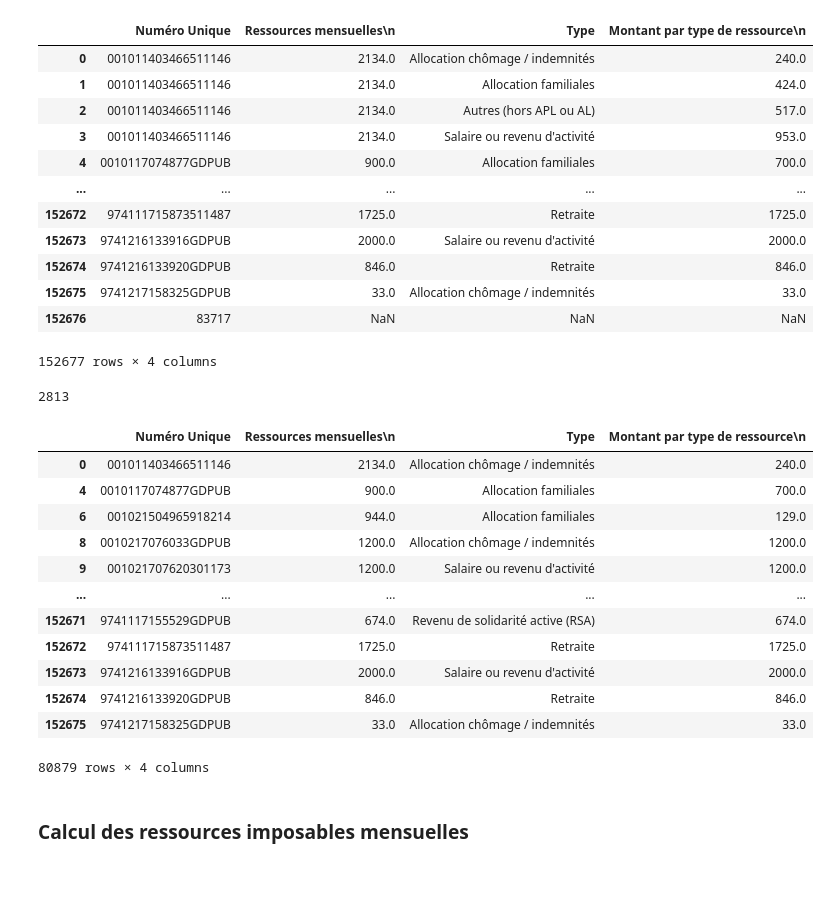
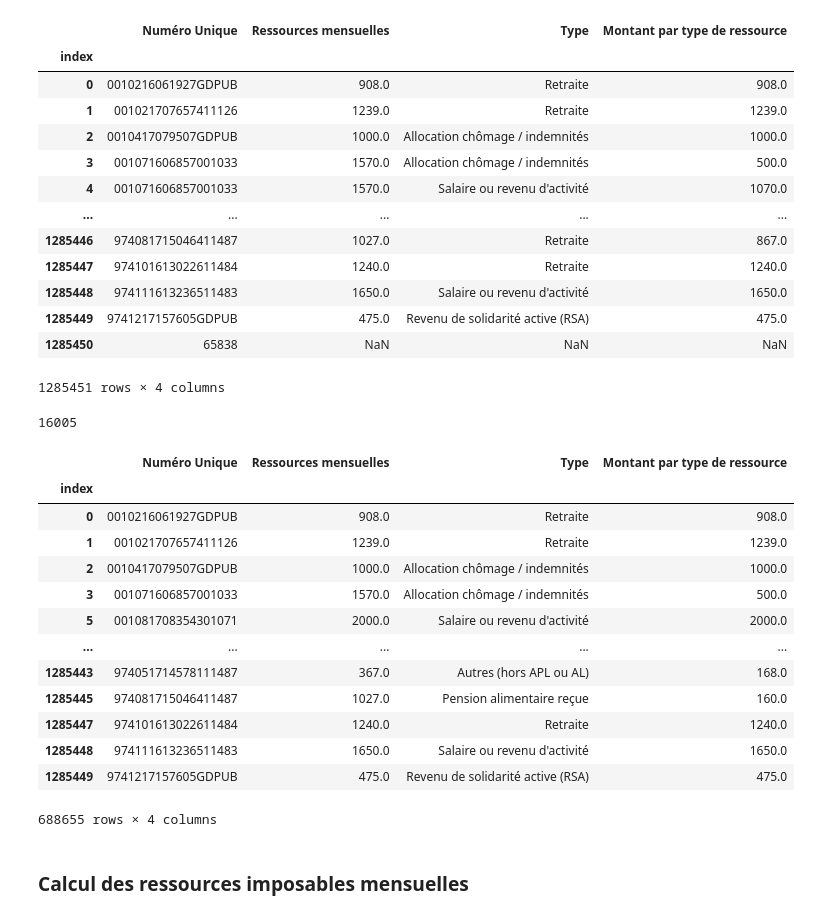
Before and after one commit to cmllbll/Social-Housing-in-France, a Jupyter notebook: Tableaux.ipynb, the cells around one changed output. Saved outputs shown, nothing was run; the diff lists cells and outputs as text; code cells hidden in the pictures; blank space fills up the shorter version.

```diff
--- a/Tableaux.ipynb
+++ b/Tableaux.ipynb
@@ -6,46 +6,48 @@ from tqdm import tqdm
 # %%
 import seaborn as sns
 # %%
-dfd = pd.read_csv(r'C:\Users\arceb\PycharmProjects\pythonProject/demandeurs_4_revenus.csv', index_col = 0)
+dfd = pd.read_csv(r'C:\Users\arceb\PycharmProjects\pythonProject/demandeurs_IDF__revenus.csv', index_col = 0)
 # %%
-dfd=dfd.rename(columns={'Type de ressource\n': 'Type'})
+dfd=dfd.rename(columns={'Type de ressource': 'Type'})
 dfd
 # %% [output]
-|  | Numéro Unique | Ressources mensuelles\n | Type | Montant par type de ressource\n |
-| 0 | 001011403466511146 | 2134.0 | Allocation chômage / indemnités | 240.0 |
-| 1 | 001011403466511146 | 2134.0 | Allocation familiales | 424.0 |
-| 2 | 001011403466511146 | 2134.0 | Autres (hors APL ou AL) | 517.0 |
-| 3 | 001011403466511146 | 2134.0 | Salaire ou revenu d'activité | 953.0 |
-| 4 | 0010117074877GDPUB | 900.0 | Allocation familiales | 700.0 |
+|  | Numéro Unique | Ressources mensuelles | Type | Montant par type de ressource |
+| index |  |  |  |  |
+| 0 | 0010216061927GDPUB | 908.0 | Retraite | 908.0 |
+| 1 | 001021707657411126 | 1239.0 | Retraite | 1239.0 |
+| 2 | 0010417079507GDPUB | 1000.0 | Allocation chômage / indemnités | 1000.0 |
+| 3 | 001071606857001033 | 1570.0 | Allocation chômage / indemnités | 500.0 |
+| 4 | 001071606857001033 | 1570.0 | Salaire ou revenu d'activité | 1070.0 |
 | ... | ... | ... | ... | ... |
-| 152672 | 974111715873511487 | 1725.0 | Retraite | 1725.0 |
-| 152673 | 9741216133916GDPUB | 2000.0 | Salaire ou revenu d'activité | 2000.0 |
-| 152674 | 9741216133920GDPUB | 846.0 | Retraite | 846.0 |
-| 152675 | 9741217158325GDPUB | 33.0 | Allocation chômage / indemnités | 33.0 |
-| 152676 | 83717 | NaN | NaN | NaN |
+| 1285446 | 974081715046411487 | 1027.0 | Retraite | 867.0 |
+| 1285447 | 974101613022611484 | 1240.0 | Retraite | 1240.0 |
+| 1285448 | 974111613236511483 | 1650.0 | Salaire ou revenu d'activité | 1650.0 |
+| 1285449 | 9741217157605GDPUB | 475.0 | Revenu de solidarité active (RSA) | 475.0 |
+| 1285450 | 65838 | NaN | NaN | NaN |
-152677 rows × 4 columns
+1285451 rows × 4 columns
 # %%
-dfd['Ressources mensuelles\n'].isna().sum()
+dfd['Ressources mensuelles'].isna().sum()
 # %% [output]
-2813
+16005
 # %%
 dfdbis=dfd.drop_duplicates(subset ="Numéro Unique")
 dfdbis=dfdbis.dropna()
 dfdbis
 # %% [output]
-|  | Numéro Unique | Ressources mensuelles\n | Type | Montant par type de ressource\n |
-| 0 | 001011403466511146 | 2134.0 | Allocation chômage / indemnités | 240.0 |
-| 4 | 0010117074877GDPUB | 900.0 | Allocation familiales | 700.0 |
-| 6 | 001021504965918214 | 944.0 | Allocation familiales | 129.0 |
-| 8 | 0010217076033GDPUB | 1200.0 | Allocation chômage / indemnités | 1200.0 |
-| 9 | 001021707620301173 | 1200.0 | Salaire ou revenu d'activité | 1200.0 |
+|  | Numéro Unique | Ressources mensuelles | Type | Montant par type de ressource |
+| index |  |  |  |  |
+| 0 | 0010216061927GDPUB | 908.0 | Retraite | 908.0 |
+| 1 | 001021707657411126 | 1239.0 | Retraite | 1239.0 |
+| 2 | 0010417079507GDPUB | 1000.0 | Allocation chômage / indemnités | 1000.0 |
+| 3 | 001071606857001033 | 1570.0 | Allocation chômage / indemnités | 500.0 |
+| 5 | 001081708354301071 | 2000.0 | Salaire ou revenu d'activité | 2000.0 |
 | ... | ... | ... | ... | ... |
-| 152671 | 9741117155529GDPUB | 674.0 | Revenu de solidarité active (RSA) | 674.0 |
-| 152672 | 974111715873511487 | 1725.0 | Retraite | 1725.0 |
-| 152673 | 9741216133916GDPUB | 2000.0 | Salaire ou revenu d'activité | 2000.0 |
-| 152674 | 9741216133920GDPUB | 846.0 | Retraite | 846.0 |
-| 152675 | 9741217158325GDPUB | 33.0 | Allocation chômage / indemnités | 33.0 |
+| 1285443 | 974051714578111487 | 367.0 | Autres (hors APL ou AL) | 168.0 |
+| 1285445 | 974081715046411487 | 1027.0 | Pension alimentaire reçue | 160.0 |
+| 1285447 | 974101613022611484 | 1240.0 | Retraite | 1240.0 |
+| 1285448 | 974111613236511483 | 1650.0 | Salaire ou revenu d'activité | 1650.0 |
+| 1285449 | 9741217157605GDPUB | 475.0 | Revenu de solidarité active (RSA) | 475.0 |
-80879 rows × 4 columns
+688655 rows × 4 columns
 # %% [markdown]
 ### Calcul des ressources imposables mensuelles
 # %%
```
Also changed, not shown: parts of 16 cells of this notebook, 2 other files.
